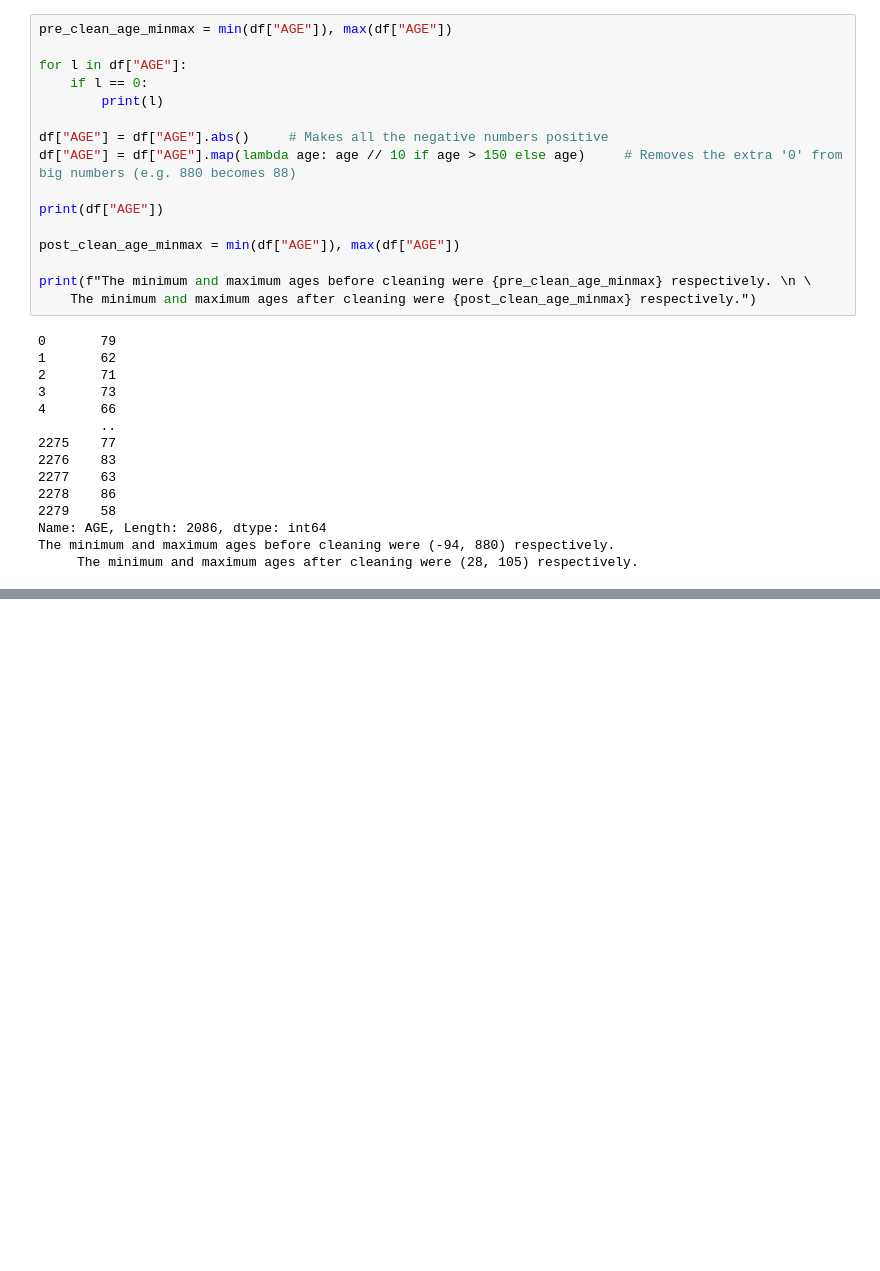
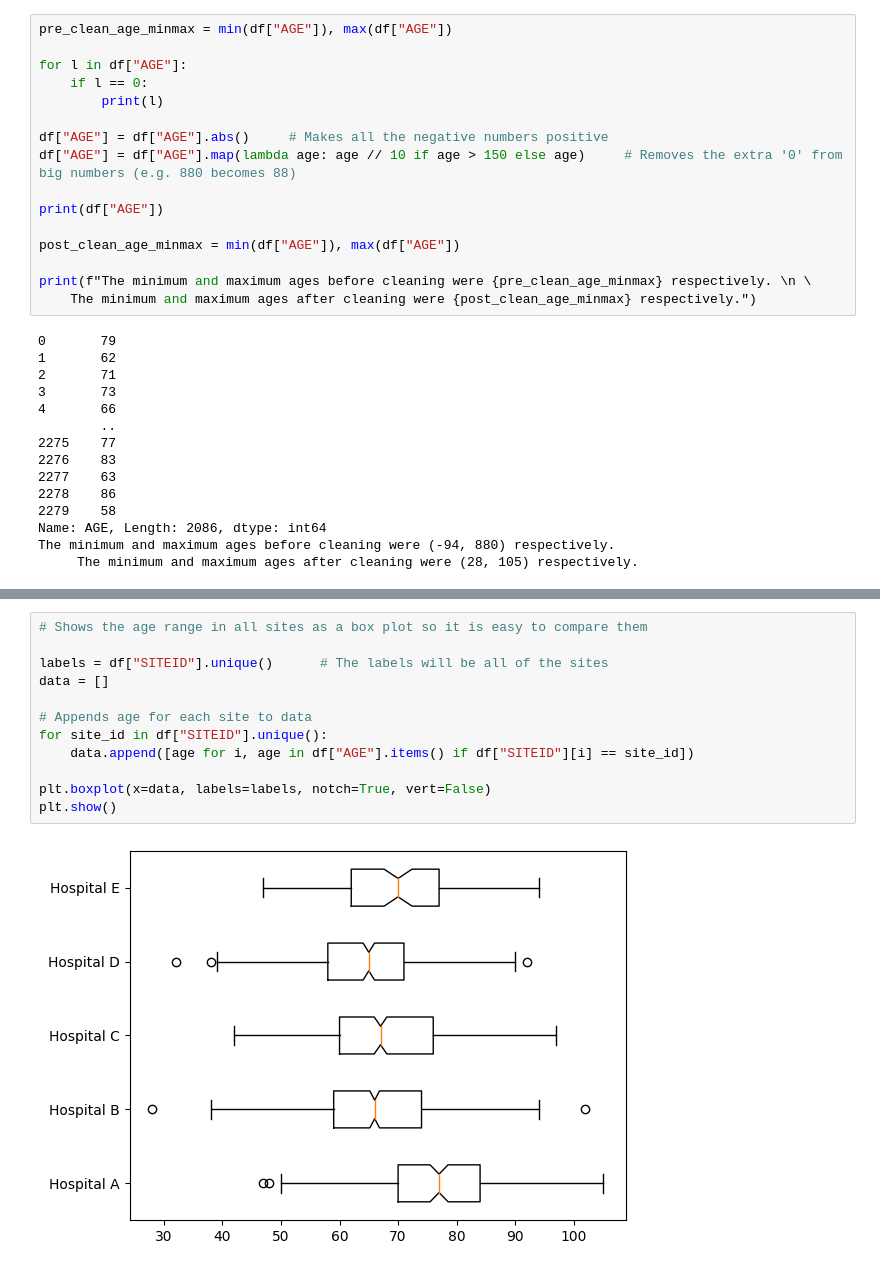
Before and after one commit to TheKonamiKoder/Clinical-Trials-Data-Analyis, a Jupyter notebook: src/main.ipynb, the cells around one changed output, grey strips where cells are left out. Cells and saved outputs as stored; diff of their text form; blank space fills up the shorter version.

```diff
--- a/src/main.ipynb
+++ b/src/main.ipynb
@@ -124,0 +135,14 @@ The minimum and maximum ages before cleaning were (-94, 880) respectively.
+# %%
+# Shows the age range in all sites as a box plot so it is easy to compare them
+
+labels = df["SITEID"].unique()      # The labels will be all of the sites
+data = []
+
+# Appends age for each site to data
+for site_id in df["SITEID"].unique():
+    data.append([age for i, age in df["AGE"].items() if df["SITEID"][i] == site_id])
+
+plt.boxplot(x=data, labels=labels, notch=True, vert=False)
+plt.show()
+# %% [output]
+[figure, added]
```
Also changed, not shown: parts of 7 cells of this notebook.
